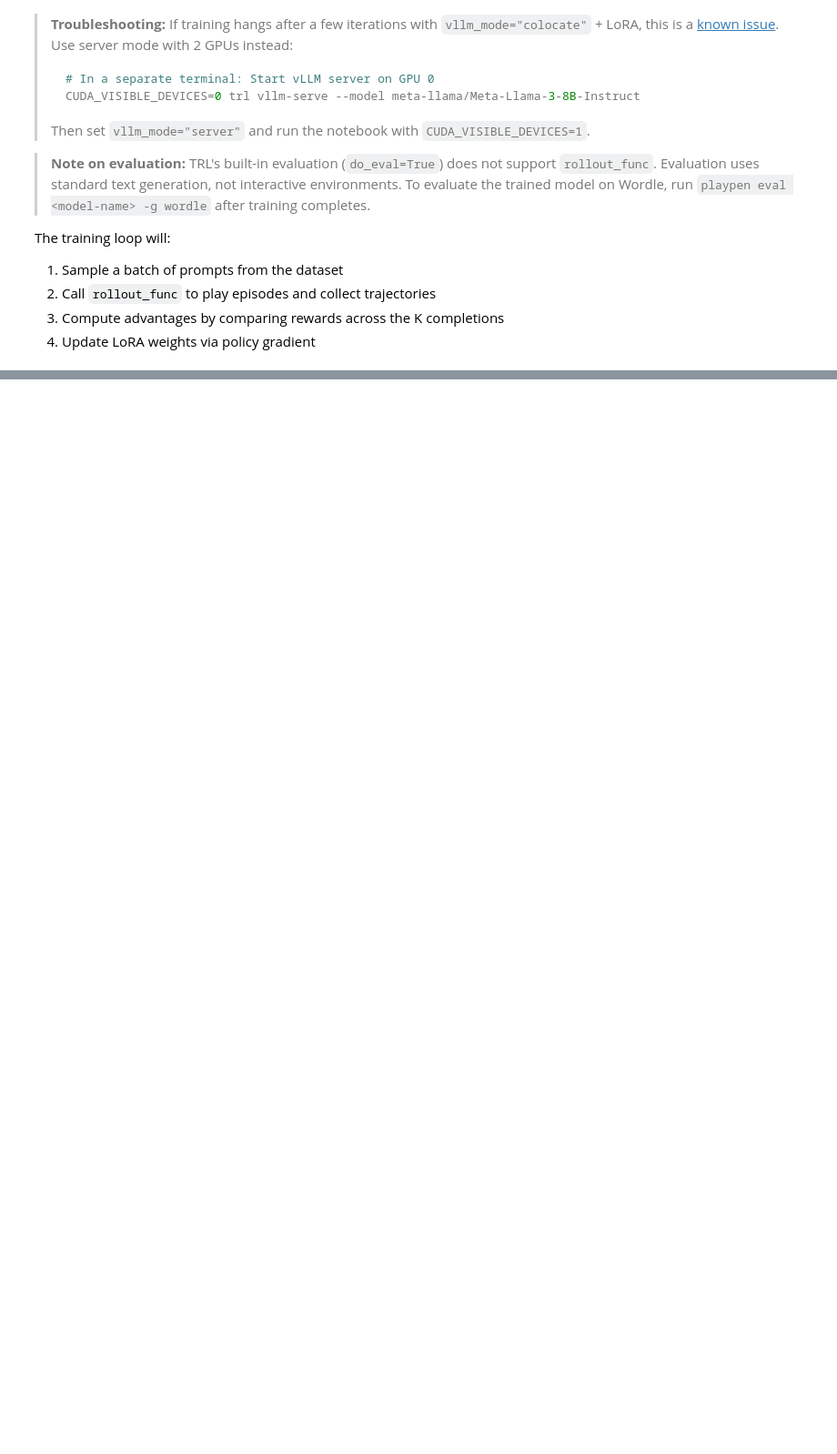
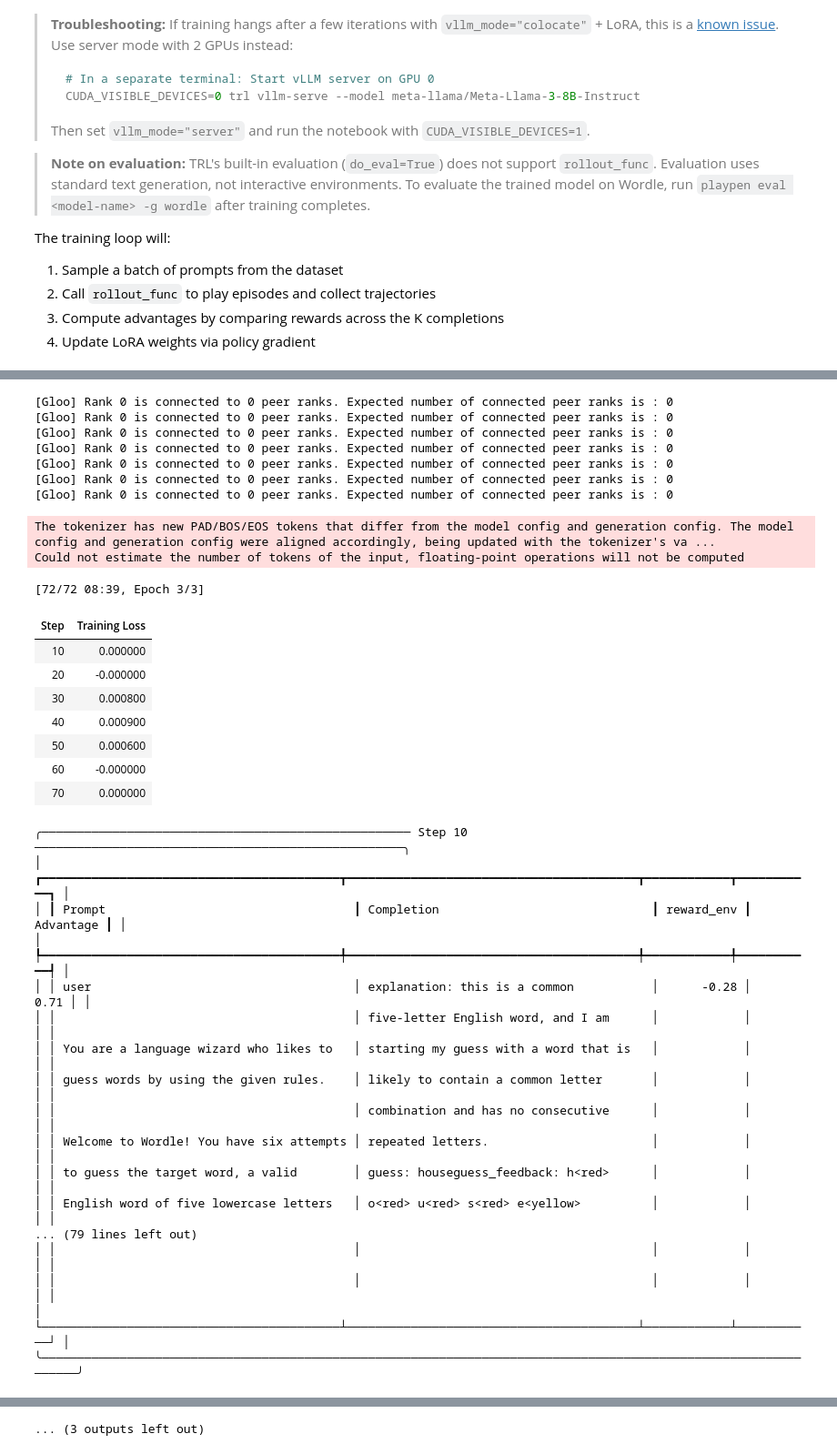
Before and after one commit to lm-playpen/playpen, a Jupyter notebook: examples/openenv/wordle-trl.ipynb, the cells around one changed output, grey strips where cells are left out. Shown at 91% size. Drawn from its saved outputs; the diff is of its cells as text; code cells hidden in the pictures; blank space fills up the shorter version.

Commit message:
Test wordle example notebook with llama-8b

```diff
--- a/examples/openenv/wordle-trl.ipynb
+++ b/examples/openenv/wordle-trl.ipynb
@@ -97,7 +75,7 @@ From this log you obtain the host and port (here `http://0.0.0.0:8000`) that the
 # %%
 from clemcore.clemgame import ClemGameEnv
 
-game_env = ClemGameEnv(base_url="http://0.0.0.0:8000")
+game_env = ClemGameEnv(base_url="http://0.0.0.0:9000")
 # %% [markdown]
 # 3. Implement the GRPO-compatible Wordle agent
 
@@ -273,7 +255,19 @@ Note: Since we only have one game server, episodes run sequentially. For better
 throughput, you could spawn multiple game servers and parallelize.
 # %%
 from dataclasses import asdict
+import math
+import random
 
+def rollout_reward(completion, reward):
+    """A hook to interfere with the episode reward signal (optional).
+
+       Note: General terminal reward is 1.0 for win, 0.0 for loss, -1.0 for abort.
+       An untrained model will struggle to adhere to the format asked for, so doing SFT first is best approach,
+       because when all episodes are abort, then reward=-1.0, so that advantage and loss will remain 0 -- no learning at all.
+    """
+    if math.isclose(reward, -1.0, abs_tol=1e-6):
+        reward = -random.random() # hack to see some loss, when abort all episodes, making std > 0
+    return reward
 
 def rollout_episode(env: ClemGameEnv, agent: ClemGameEnvAgent) -> GrpoEpisodeRollout:
     """Play a single episode of Wordle and collect GRPO training data.
@@ -288,7 +282,7 @@ def rollout_episode(env: ClemGameEnv, agent: ClemGameEnvAgent) -> GrpoEpisodeRol
         action = agent(obs)
         obs = env.step(action)
     rollout = agent.wrapped_agent.get_episode()
-    rollout.reward = obs.reward or 0.0  # Capture terminal reward (1.0 for win, 0.0 for loss, -1.0 for abort)
+    rollout.reward = rollout_reward(agent.wrapped_agent.history, obs.reward)
     return rollout
 
 
@@ -352,6 +346,7 @@ from datasets import load_dataset
 
 dataset = load_dataset("colab-potsdam/playpen-data", "instances", split="train")
 dataset = dataset.filter(lambda game_instance: game_instance["game"] == "wordle")
+dataset = dataset.add_column("prompt", ["dummy"] * len(dataset)) # GRPOTrainer expects a prompt field (which is never used in our case)
 # %% [markdown]
 ## 4.2. Configure and start training
 
@@ -393,22 +388,29 @@ The training loop will:
 # TRL has problems with PEFT + vllm in colocate mode, but requires 2 GPUs to run on server mode: one for inference and one for training (which makes training slower; and misses kind of the point of GRPO not having a separate model loaded)
 # hence, TRL full training with colocate mode and
 from peft import LoraConfig
+from datetime import datetime
+
+TIMESTAMP = datetime.now().strftime("%b%d_%H-%M")
 
 MODEL_ID = "meta-llama/Meta-Llama-3-8B-Instruct"
+#MODEL_ID = "HuggingFaceTB/SmolLM2-135M-Instruct" # for debugging
 grpo_config = trl.GRPOConfig(
     use_vllm=True,
     vllm_mode="colocate",
-    vllm_gpu_memory_utilization=0.6,
-    num_generations=4,  # Default
-    per_device_train_batch_size=4,  # Default
-    num_train_epochs=10,
+    vllm_gpu_memory_utilization=0.45,
+    # vllm_gpu_memory_utilization=0.05, # for smol
+    num_generations=2,  # Default
+    per_device_train_batch_size=2,  # Default
+    num_train_epochs=3,
     disable_dropout=True,
-    max_prompt_length=None,
     max_completion_length=2048,  # Should capture full episode; note that the model is asked to give an explanation
-    output_dir=f"models/grpo/wordle/{MODEL_ID}"
+    output_dir=f"models/grpo/wordle/{MODEL_ID}",
+    report_to="tensorboard",
+    logging_dir=f"/cache/tensorboard-logdir/grpo/wordle/{MODEL_ID}/{TIMESTAMP}",
+    log_completions=True
 )
 peft_config = LoraConfig(  # see https://huggingface.co/docs/trl/sft_trainer#training-adapters
-    r=16, lora_alpha=32,
+    r=8, lora_alpha=16,
     lora_dropout=0.05,
     target_modules="all-linear",
     modules_to_save=["lm_head", "embed_token"],
@@ -428,9 +430,9 @@ grpo_trainer = trl.GRPOTrainer(
     reward_funcs=reward_env,  # extracts terminal rewards from episode rollouts
     train_dataset=dataset,
     args=grpo_config,
-    peft_config=peft_config,
-    model_init_kwargs={"quantization_config": bnb_config} if bnb_config else {}
+    peft_config=peft_config
 )
 
 # Train on the dataset; this will save only the adapters to the checkpoints directory
 grpo_trainer.train()
+# %% [output]
@@ -436,0 +441,35 @@ grpo_trainer.train()
+[Gloo] Rank 0 is connected to 0 peer ranks. Expected number of connected peer ranks is : 0
+[Gloo] Rank 0 is connected to 0 peer ranks. Expected number of connected peer ranks is : 0
+[Gloo] Rank 0 is connected to 0 peer ranks. Expected number of connected peer ranks is : 0
+[Gloo] Rank 0 is connected to 0 peer ranks. Expected number of connected peer ranks is : 0
+[Gloo] Rank 0 is connected to 0 peer ranks. Expected number of connected peer ranks is : 0
+[Gloo] Rank 0 is connected to 0 peer ranks. Expected number of connected peer ranks is : 0
+[Gloo] Rank 0 is connected to 0 peer ranks. Expected number of connected peer ranks is : 0
+The tokenizer has new PAD/BOS/EOS tokens that differ from the model config and generation config. The model config and generation config were aligned accordingly, being updated with the tokenizer's va ...
+Could not estimate the number of tokens of the input, floating-point operations will not be computed
+[72/72 08:39, Epoch 3/3]
+| Step | Training Loss |
+| 10 | 0.000000 |
+| 20 | -0.000000 |
+| 30 | 0.000800 |
+| 40 | 0.000900 |
+| 50 | 0.000600 |
+| 60 | -0.000000 |
+| 70 | 0.000000 |
+╭──────────────────────────────────────────────────── Step 10 ────────────────────────────────────────────────────╮
+│ ┏━━━━━━━━━━━━━━━━━━━━━━━━━━━━━━━━━━━━━━━━━━┳━━━━━━━━━━━━━━━━━━━━━━━━━━━━━━━━━━━━━━━━━┳━━━━━━━━━━━━┳━━━━━━━━━━━┓ │
+│ ┃ Prompt                                   ┃ Completion                              ┃ reward_env ┃ Advantage ┃ │
+│ ┡━━━━━━━━━━━━━━━━━━━━━━━━━━━━━━━━━━━━━━━━━━╇━━━━━━━━━━━━━━━━━━━━━━━━━━━━━━━━━━━━━━━━━╇━━━━━━━━━━━━╇━━━━━━━━━━━┩ │
+│ │ user                                     │ explanation: this is a common           │      -0.28 │      0.71 │ │
+│ │                                          │ five-letter English word, and I am      │            │           │ │
+│ │ You are a language wizard who likes to   │ starting my guess with a word that is   │            │           │ │
+│ │ guess words by using the given rules.    │ likely to contain a common letter       │            │           │ │
+│ │                                          │ combination and has no consecutive      │            │           │ │
+│ │ Welcome to Wordle! You have six attempts │ repeated letters.                       │            │           │ │
+│ │ to guess the target word, a valid        │ guess: houseguess_feedback: h<red>      │            │           │ │
+│ │ English word of five lowercase letters   │ o<red> u<red> s<red> e<yellow>          │            │           │ │
+... (79 lines left out)
+│ │                                          │                                         │            │           │ │
+│ │                                          │                                         │            │           │ │
+│ └──────────────────────────────────────────┴─────────────────────────────────────────┴────────────┴───────────┘ │
+╰─────────────────────────────────────────────────────────────────────────────────────────────────────────────────╯
@@ -436,0 +578 @@ grpo_trainer.train()
+... (3 outputs left out)
```
Also changed, not shown: parts of 8 cells of this notebook, 1 other file.
